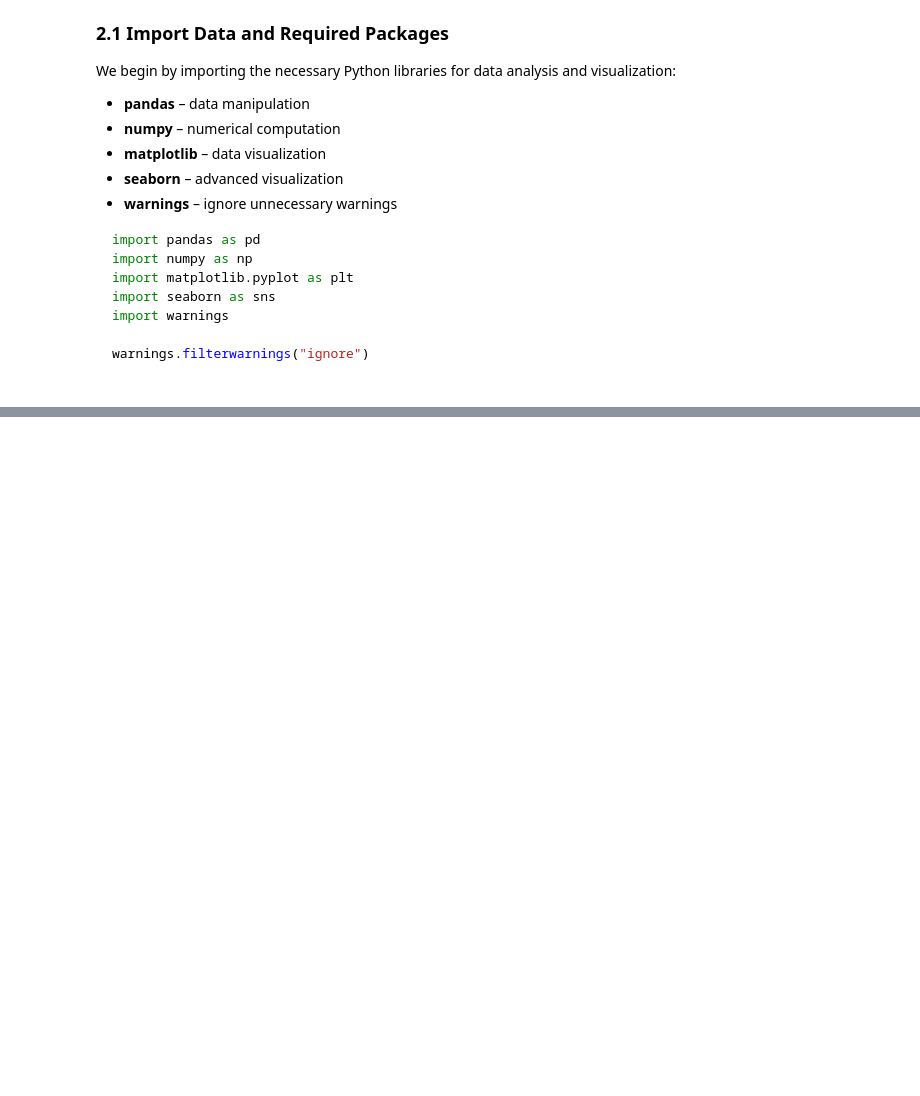
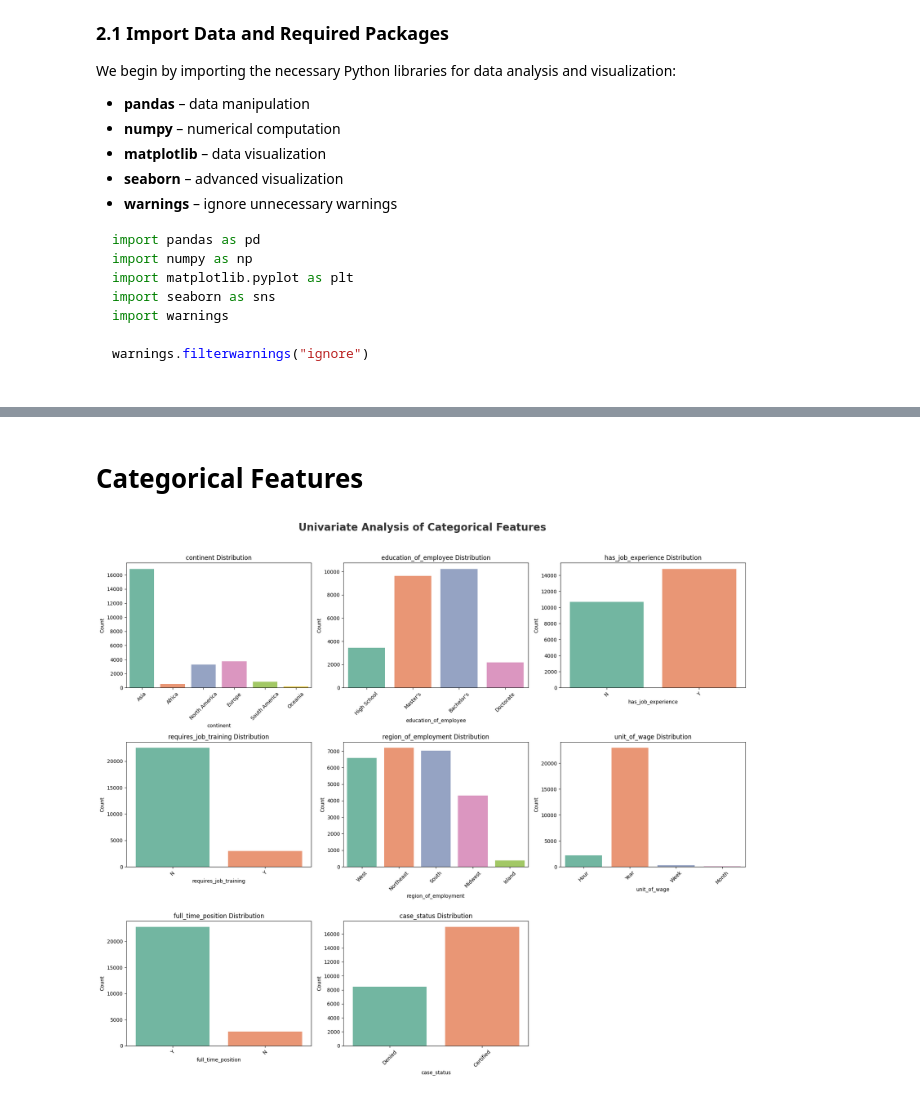
Before and after one commit to atikhasan007/us-visa-approval-prediction, a Jupyter notebook: notebooks/i_eda_us_visa.ipynb, the cells around one changed output, grey strips where cells are left out. Cells and saved outputs as stored; diff of their text form; code cells hidden in the pictures; blank space fills up the shorter version.

```diff
--- a/notebooks/i_eda_us_visa.ipynb
+++ b/notebooks/i_eda_us_visa.ipynb
@@ -65,0 +218,37 @@ warnings.filterwarnings("ignore")
+# %% [markdown]
+# Categorical Features
+# %%
+import matplotlib.pyplot as plt
+import seaborn as sns
+import math
+import os
+
+# Remove irrelevant column
+categorical_features.remove("case_id")
+
+# # Create folder for images if not exists
+# os.makedirs('./images', exist_ok=True)
+
+# Plot configuration
+num_cat = len(categorical_features)
+cols = 3  # number of columns in subplot grid
+rows = math.ceil(num_cat / cols)
+
+plt.figure(figsize=(18, rows*5))
+plt.suptitle("Univariate Analysis of Categorical Features", fontsize=20, fontweight='bold', alpha=0.8, y=1.02)
+
+for i, feature in enumerate(categorical_features):
+    plt.subplot(rows, cols, i+1)
+    sns.countplot(x=df[feature], palette="Set2")
+    plt.xlabel(feature)
+    plt.ylabel("Count")
+    plt.xticks(rotation=45)
+    plt.title(f"{feature} Distribution", fontsize=12)
+
+plt.tight_layout()
+
+# Save the figure
+# plt.savefig('./images/Univariate_Categorical.png')
+# plt.show()
+# %% [output]
+[figure, added]
```
Also changed, not shown: parts of 79 cells of this notebook, 1 other file.
